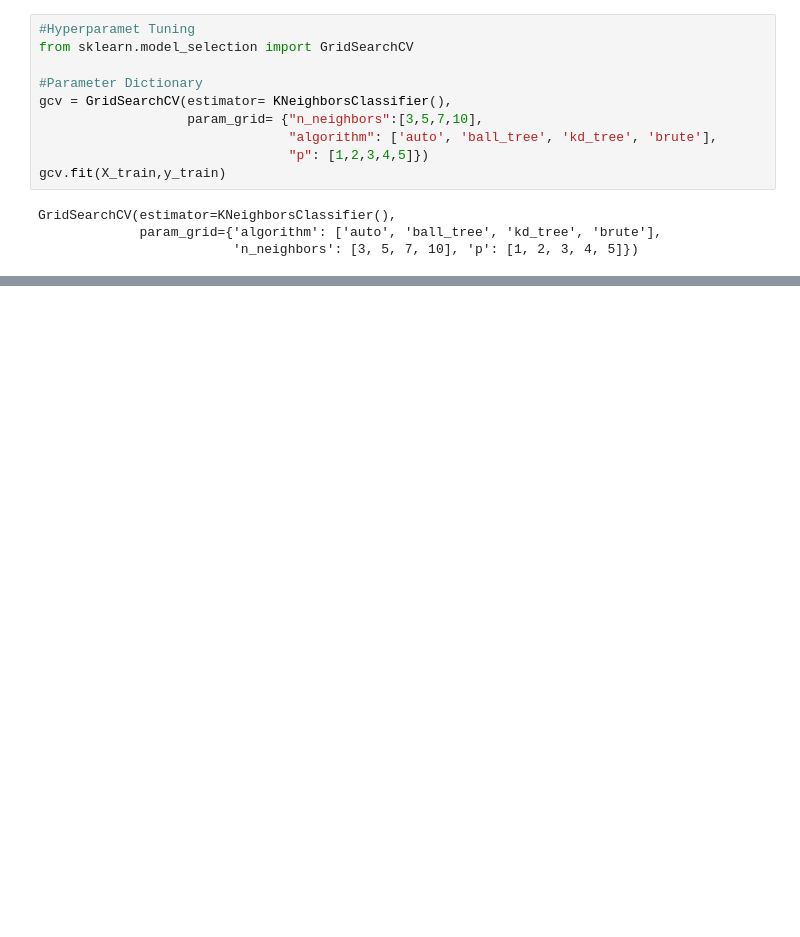
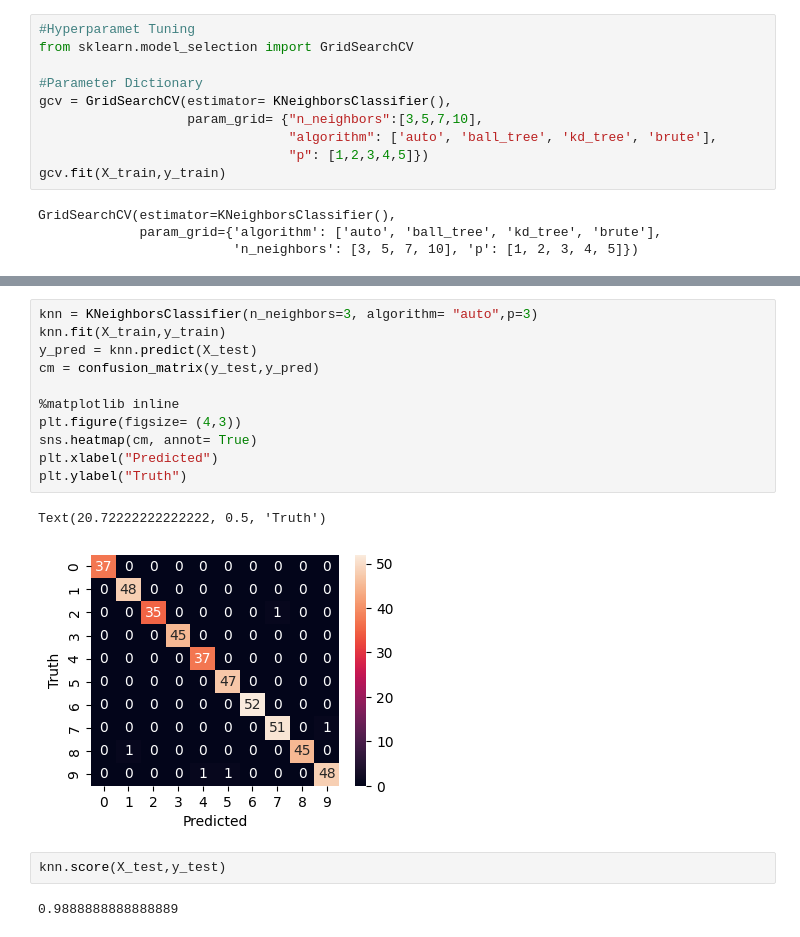
Before and after one commit to pb319/Stat_ML-Learning, a Jupyter notebook: Exercise17/workbook.ipynb, the cells around one changed output, grey strips where cells are left out. Drawn from its saved outputs; the diff is of its cells as text; blank space fills up the shorter version.

```diff
--- a/Exercise17/workbook.ipynb
+++ b/Exercise17/workbook.ipynb
@@ -97,0 +100,18 @@ dff[["params","mean_test_score","mean_fit_time"]].loc[dff["mean_test_score"] ==
+# %%
+knn = KNeighborsClassifier(n_neighbors=3, algorithm= "auto",p=3)
+knn.fit(X_train,y_train)
+y_pred = knn.predict(X_test)
+cm = confusion_matrix(y_test,y_pred)
+
+%matplotlib inline
+plt.figure(figsize= (4,3))
+sns.heatmap(cm, annot= True)
+plt.xlabel("Predicted")
+plt.ylabel("Truth")
+# %% [output]
+Text(20.72222222222222, 0.5, 'Truth')
+[figure, added]
+# %%
+knn.score(X_test,y_test)
+# %% [output]
+0.9888888888888889
```
Also changed, not shown: parts of 3 cells of this notebook.
